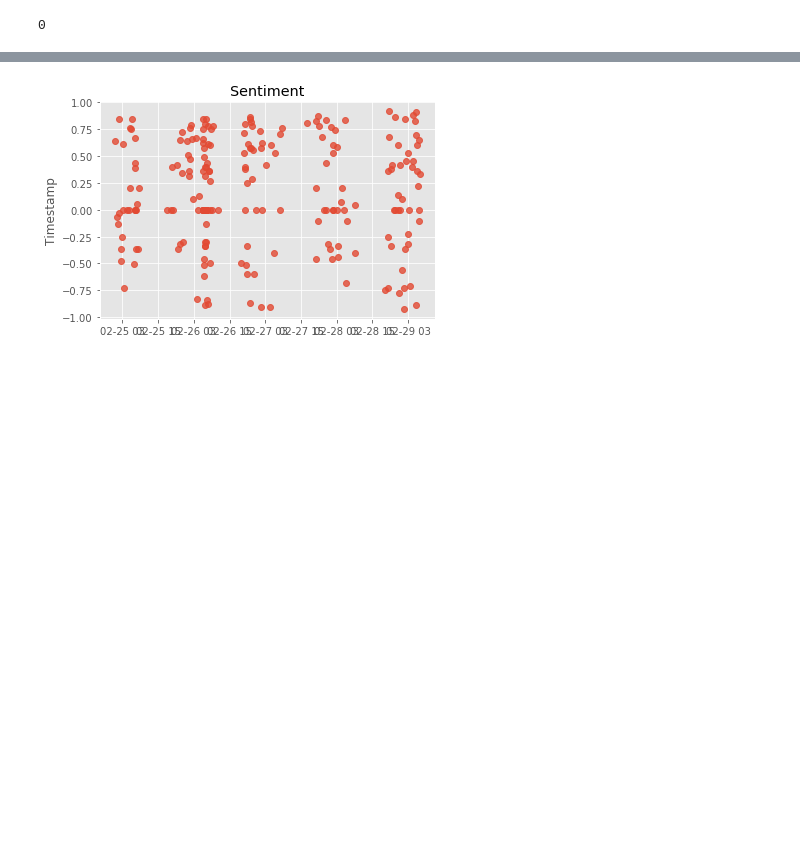
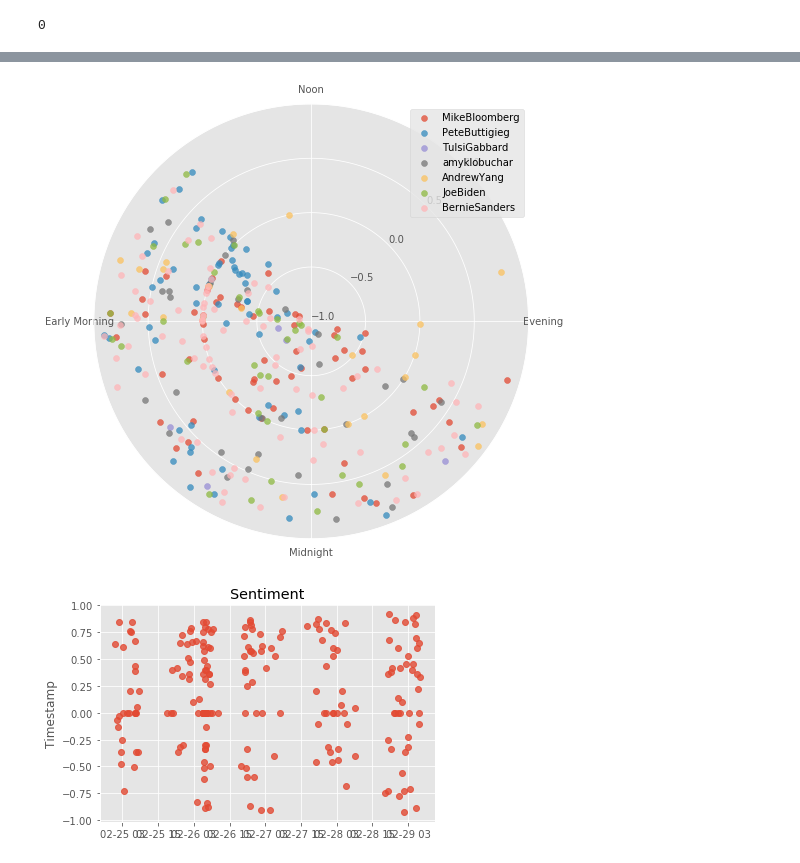
Before and after one commit to danjizquierdo/Sentimental, a Jupyter notebook: NLP_EDA.ipynb, the cells around one changed output, grey strips where cells are left out. Saved outputs shown, nothing was run; the diff lists cells and outputs as text; code cells hidden in the pictures; blank space fills up the shorter version.

```diff
--- a/NLP_EDA.ipynb
+++ b/NLP_EDA.ipynb
@@ -260,3 +348,27 @@ TulsiGabbard
+# %%
+candidates = set(data['2020-02-25':'2020-03-03'].name.values)
+fig, axes = plt.subplots(1,len(candidates), figsize=(12,8))
+for count, candidate in enumerate(candidates):
+    subset = data['2020-02-25':'2020-03-03'].query(f'name=="{candidate}"')
+    fig = plt.subplot(polar=True)
+    r = subset.sentiment
+    theta = winter_time(subset.index)
+    ax = plt.gca()
+#     ax=axes[count]
+#     ax = fig.add_subplot(110+count+1, polar=True)
+    ax.set_rorigin(-1)
+    ax.set_rlim(-1,1)
+    # ax.set_rgrids([-1,0,1])
+    ax.set_theta_zero_location('S')
+    ax.set_rticks([-1,-.5,0,.5,1])
+    ax.set_theta_direction(-1)
+    ax.set_rlabel_position(225)
+    ax.set_thetagrids(angles = [0,90,180,270],
+                      labels = ('Midnight', 'Early Morning', 'Noon', 'Evening'))
+    c = ax.scatter(theta, r, alpha=0.75)
+    plt.legend(candidates)
+# %% [output]
+[figure, added]
 # %%
 fig, ax = plt.subplots()
 ax.plot(data.loc['2020-02-25':'2020-02-29', 'sentiment'], marker='o', alpha=.8, linestyle='None')
```
Also changed, not shown: parts of 28 cells of this notebook.
